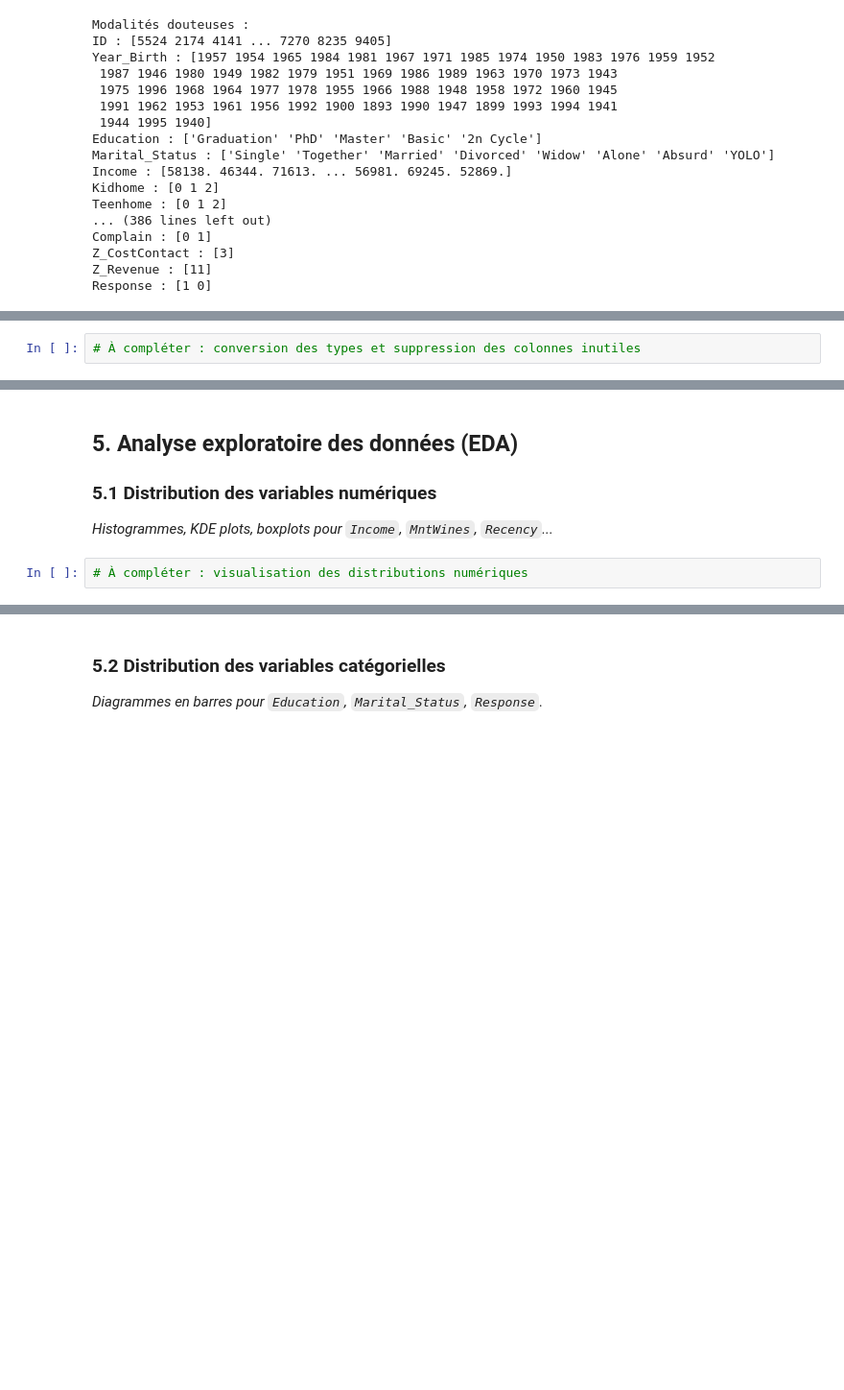
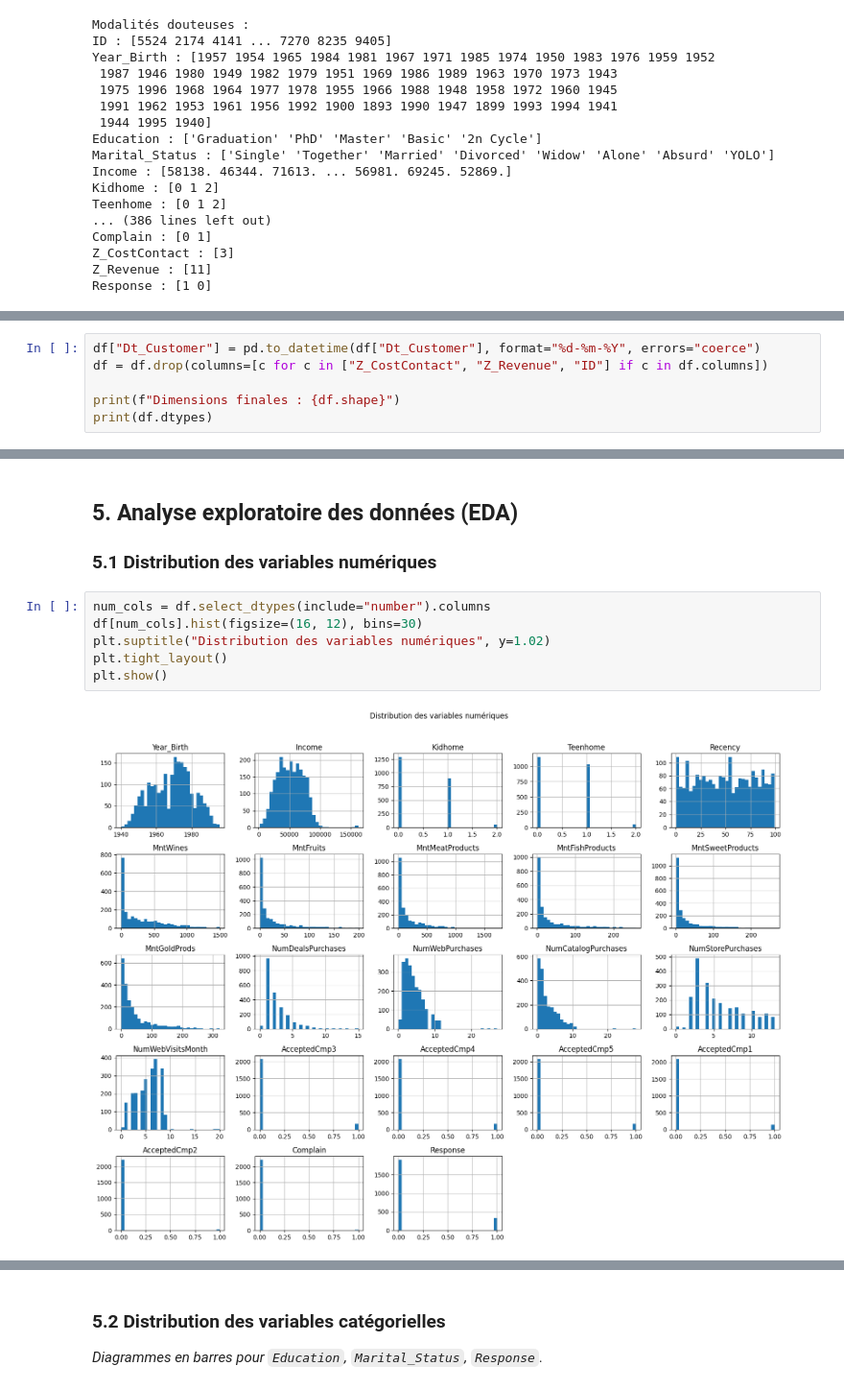
Before and after one commit to Mouadzouadi/Projet_IA_Personalite_Client, a Jupyter notebook: Personalite_client.ipynb, the cells around one changed output, grey strips where cells are left out. Shown at 96% size. Saved outputs shown, nothing was run; the diff lists cells and outputs as text; blank space fills up the shorter version.

```diff
--- a/Personalite_client.ipynb
+++ b/Personalite_client.ipynb
@@ -222,2 +278,6 @@ Response : [1 0]
 # %%
-# À compléter : conversion des types et suppression des colonnes inutiles
+df["Dt_Customer"] = pd.to_datetime(df["Dt_Customer"], format="%d-%m-%Y", errors="coerce")
+df = df.drop(columns=[c for c in ["Z_CostContact", "Z_Revenue", "ID"] if c in df.columns])
+
+print(f"Dimensions finales : {df.shape}")
+print(df.dtypes)
@@ -225,6 +303,11 @@ Response : [1 0]
 ## 5. Analyse exploratoire des données (EDA)
 
 ### 5.1 Distribution des variables numériques
-*Histogrammes, KDE plots, boxplots pour `Income`, `MntWines`, `Recency`...*
 # %%
-# À compléter : visualisation des distributions numériques
+num_cols = df.select_dtypes(include="number").columns
+df[num_cols].hist(figsize=(16, 12), bins=30)
+plt.suptitle("Distribution des variables numériques", y=1.02)
+plt.tight_layout()
+plt.show()
+# %% [output]
+[figure, added]
```
Also changed, not shown: parts of 35 cells of this notebook.
